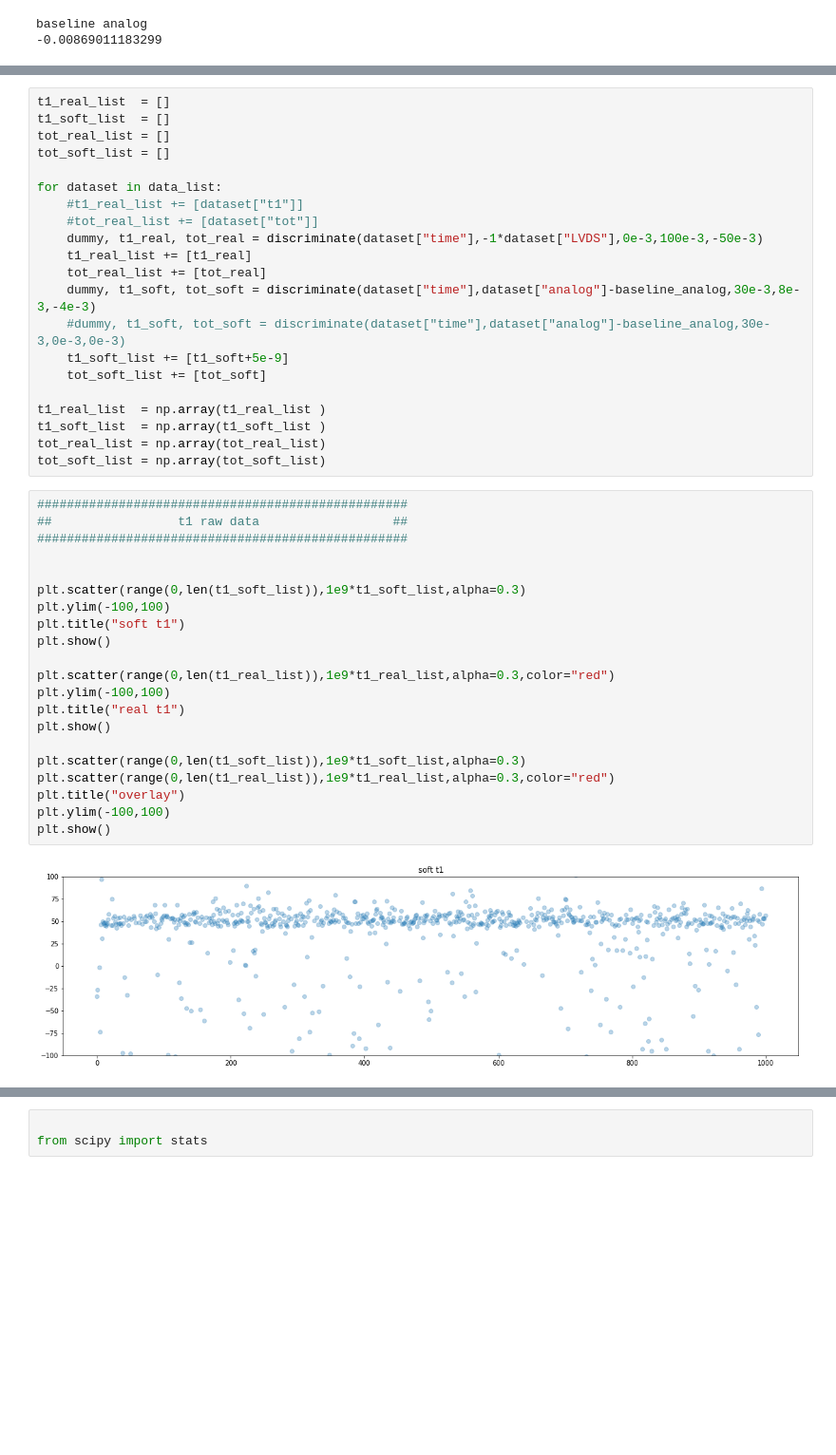
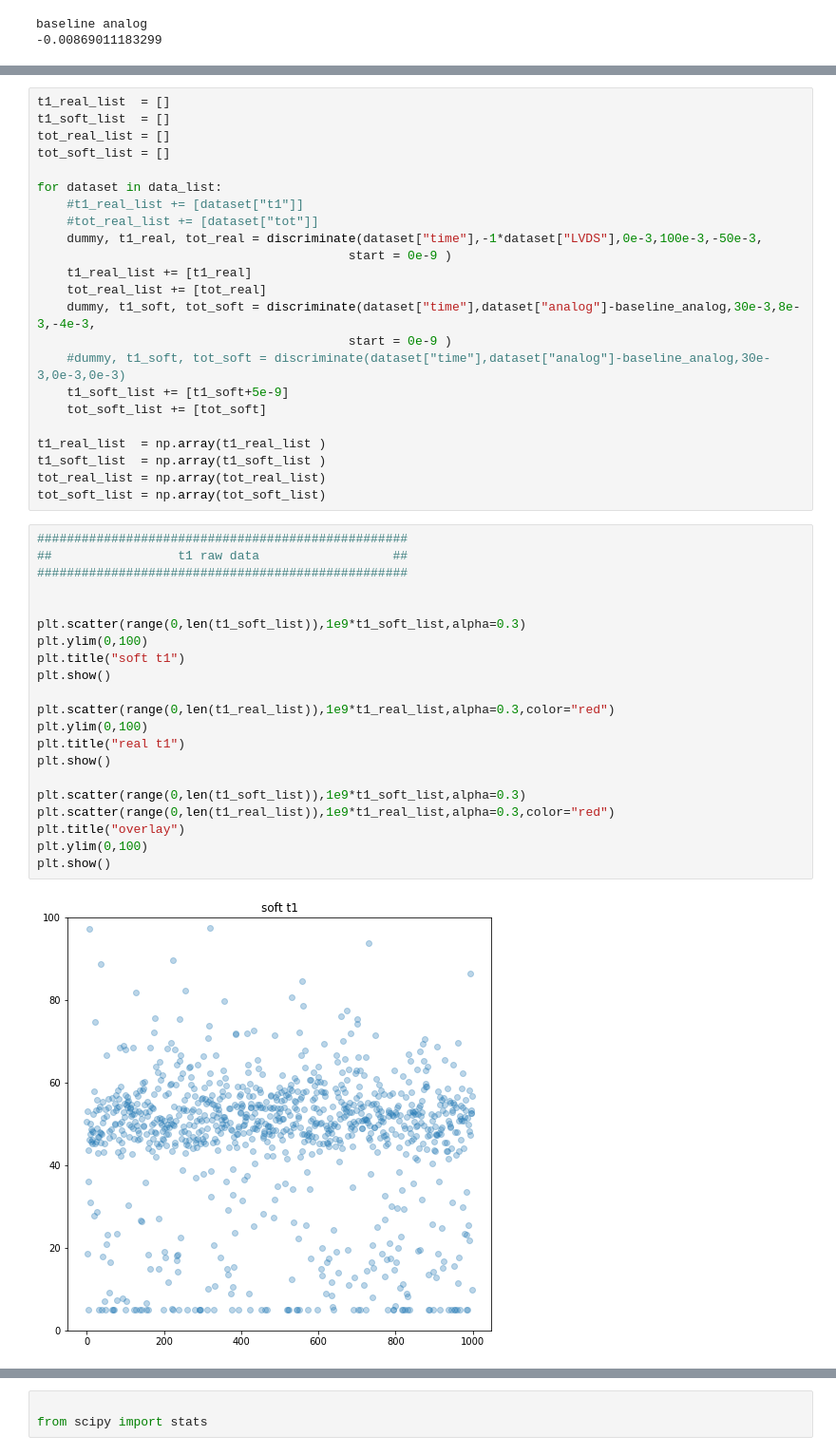
Before and after one commit to acidbourbon/mdc_simsuite, a Jupyter notebook: workdir/jupyter/PASTTREC/cosy19_analog_analysis.ipynb, the cells around one changed output, grey strips where cells are left out. Shown: that part at 95% size. Saved outputs shown, nothing was run; the diff lists cells and outputs as text; blank space fills up the shorter version.

```diff
--- a/workdir/jupyter/PASTTREC/cosy19_analog_analysis.ipynb
+++ b/workdir/jupyter/PASTTREC/cosy19_analog_analysis.ipynb
@@ -64,10 +64,12 @@ tot_soft_list = []
 for dataset in data_list:
     #t1_real_list += [dataset["t1"]]
     #tot_real_list += [dataset["tot"]]
-    dummy, t1_real, tot_real = discriminate(dataset["time"],-1*dataset["LVDS"],0e-3,100e-3,-50e-3)
+    dummy, t1_real, tot_real = discriminate(dataset["time"],-1*dataset["LVDS"],0e-3,100e-3,-50e-3,
+                                          start = 0e-9 )
     t1_real_list += [t1_real]
     tot_real_list += [tot_real]
-    dummy, t1_soft, tot_soft = discriminate(dataset["time"],dataset["analog"]-baseline_analog,30e-3,8e-3,-4e-3)
+    dummy, t1_soft, tot_soft = discriminate(dataset["time"],dataset["analog"]-baseline_analog,30e-3,8e-3,-4e-3,
+                                          start = 0e-9 )
     #dummy, t1_soft, tot_soft = discriminate(dataset["time"],dataset["analog"]-baseline_analog,30e-3,0e-3,0e-3)
     t1_soft_list += [t1_soft+5e-9]
     tot_soft_list += [tot_soft]
@@ -79,23 +81,23 @@ tot_soft_list = np.array(tot_soft_list)
 # %%
 ##################################################
 ##                 t1 raw data                  ##
 ##################################################
 
 
 plt.scatter(range(0,len(t1_soft_list)),1e9*t1_soft_list,alpha=0.3)
-plt.ylim(-100,100)
+plt.ylim(0,100)
 plt.title("soft t1")
 plt.show()
 
 plt.scatter(range(0,len(t1_real_list)),1e9*t1_real_list,alpha=0.3,color="red")
-plt.ylim(-100,100)
+plt.ylim(0,100)
 plt.title("real t1")
 plt.show()
 
 plt.scatter(range(0,len(t1_soft_list)),1e9*t1_soft_list,alpha=0.3)
 plt.scatter(range(0,len(t1_real_list)),1e9*t1_real_list,alpha=0.3,color="red")
 plt.title("overlay")
-plt.ylim(-100,100)
+plt.ylim(0,100)
 plt.show()
 # %% [output]
-[figure, old version]
+[figure, new version]
```
Also changed, not shown: parts of 10 cells of this notebook, 7 other files.
